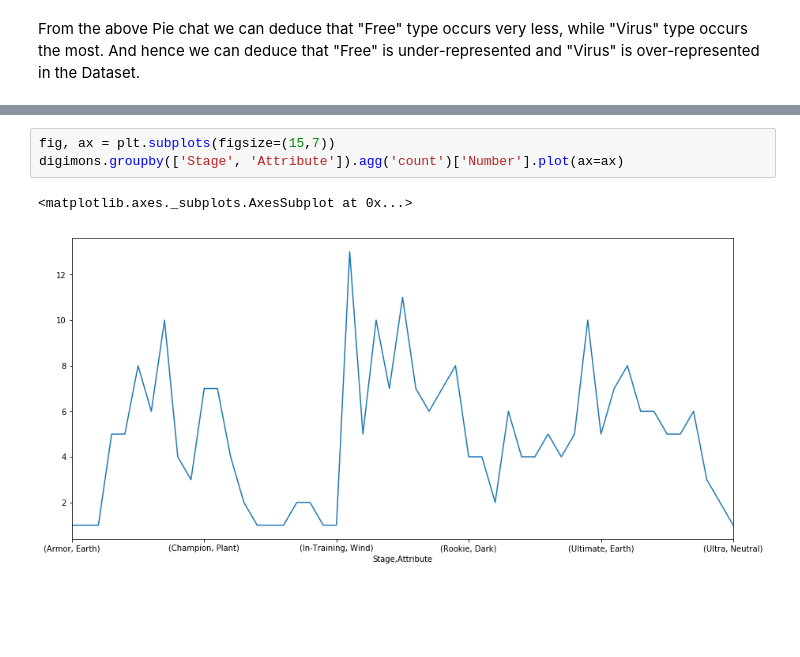
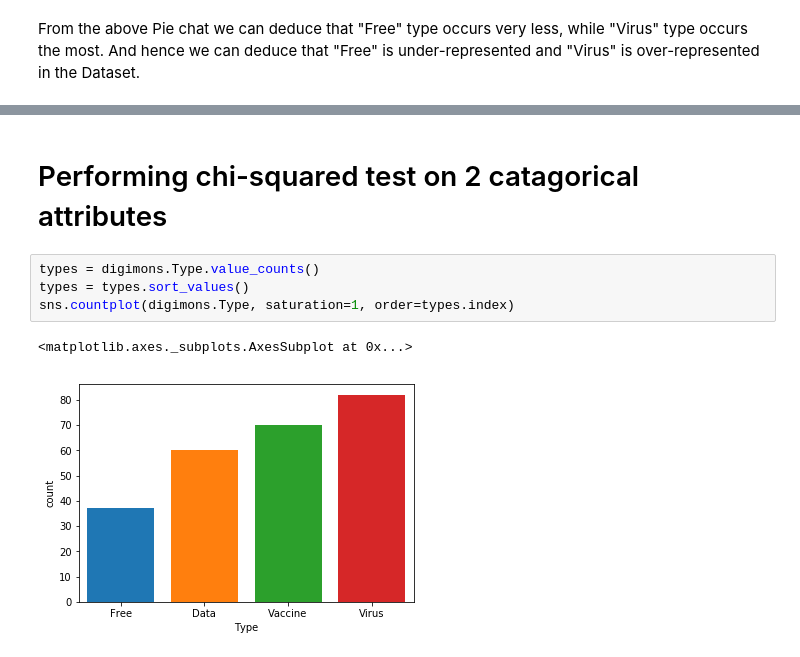
Before and after one commit to krazygaurav/Kaggle-Practice, a Jupyter notebook: Digimon.ipynb, the cells around one changed output, grey strips where cells are left out. Saved outputs shown, nothing was run; the diff lists cells and outputs as text; blank space fills up the shorter version.

Commit message:
Housing and Digimon

```diff
--- a/Digimon.ipynb
+++ b/Digimon.ipynb
@@ -263,6 +211,9 @@ MultiIndex(levels=[['Armor', 'Baby', 'Champion', 'In-Training', 'Mega', 'Rookie'
-# %%
-fig, ax = plt.subplots(figsize=(15,7))
-digimons.groupby(['Stage', 'Attribute']).agg('count')['Number'].plot(ax=ax)
-# %% [output]
-<matplotlib.axes._subplots.AxesSubplot at 0x...>
-[figure, removed]
+# %% [markdown]
+# Performing chi-squared test on 2 catagorical attributes
+# %%
+types = digimons.Type.value_counts()
+types = types.sort_values()
+sns.countplot(digimons.Type, saturation=1, order=types.index)
+# %% [output]
+<matplotlib.axes._subplots.AxesSubplot at 0x...>
+[figure, added]
```
Also changed, not shown: parts of 21 cells of this notebook, 1 other file.
